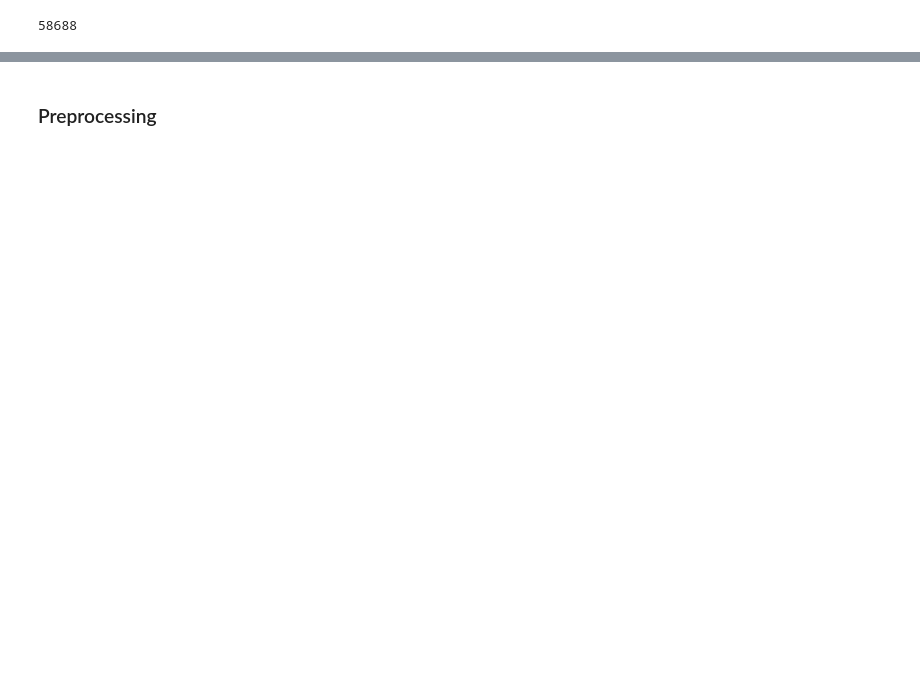
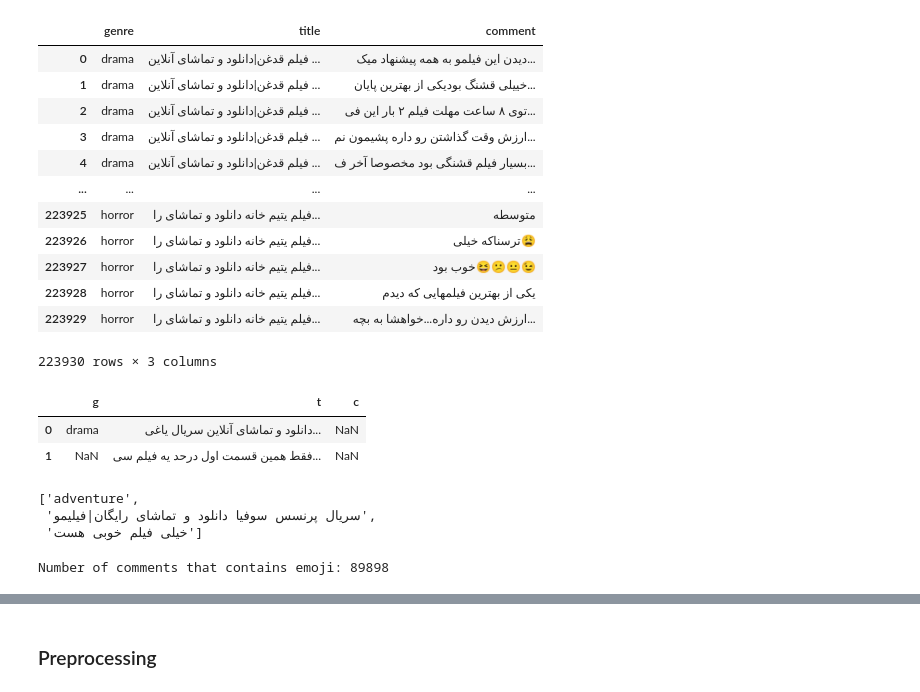
Before and after one commit to MMovasaghi/nlp, a Jupyter notebook: hw1/code/Untitled.ipynb, the cells around one changed output, grey strips where cells are left out. Drawn from its saved outputs; the diff is of its cells as text; code cells hidden in the pictures; blank space fills up the shorter version.

Commit message:
add comment

```diff
--- a/hw1/code/Untitled.ipynb
+++ b/hw1/code/Untitled.ipynb
@@ -38,0 +32,31 @@ from tqdm import tqdm
+# %%
+f = open(f"./../result/comments_1.txt", "r")
+text = f.readlines()
+f.close()
+
+# remove duplicate rows if exists
+text = list(dict.fromkeys(text))
+
+# replace \t\t to \t in all rows if exists
+f = open("./../result/comments_edited.txt", "w")
+for i in range(len(text)):
+    text[i] = text[i].replace('\t\t','\t')
+    f.write(text[i])
+f.close()
+
+
+comments_df
+# %% [output]
+|  | genre | title | comment |
+| 0 | drama | فیلم قدغن|دانلود و تماشای آنلاین ... | دیدن این فیلمو به همه پیشنهاد میک... |
+| 1 | drama | فیلم قدغن|دانلود و تماشای آنلاین ... | خییلی قشنگ بودیکی از بهترین پایان... |
+| 2 | drama | فیلم قدغن|دانلود و تماشای آنلاین ... | توی ۸ ساعت مهلت فیلم ۲ بار این فی... |
+| 3 | drama | فیلم قدغن|دانلود و تماشای آنلاین ... | ارزش وقت گذاشتن رو داره پشیمون نم... |
+| 4 | drama | فیلم قدغن|دانلود و تماشای آنلاین ... | بسیار فیلم قشنگی بود مخصوصا آخر ف... |
+| ... | ... | ... | ... |
+| 223925 | horror | فیلم یتیم خانه دانلود و تماشای را... | متوسطه |
+| 223926 | horror | فیلم یتیم خانه دانلود و تماشای را... | ترسناکه خیلی😩 |
+| 223927 | horror | فیلم یتیم خانه دانلود و تماشای را... | خوب بود😆😕😐😉 |
+| 223928 | horror | فیلم یتیم خانه دانلود و تماشای را... | یکی از بهترین فیلمهایی که دیدم |
+| 223929 | horror | فیلم یتیم خانه دانلود و تماشای را... | ارزش دیدن رو داره...خواهشا به بچه... |
+223930 rows × 3 columns
@@ -38,0 +65,6 @@ from tqdm import tqdm
+# %%
+sam
+# %% [output]
+|  | g | t | c |
+| 0 | drama | دانلود و تماشای آنلاین سریال یاغی... | NaN |
+| 1 | NaN | فقط همین قسمت اول درحد یه فیلم سی... | NaN |
@@ -39,10 +77,18 @@ from tqdm import tqdm
+# %%
+data = data.split('\n')
+data = [i.split('\t') for i in data]
+data[1]
+# %% [output]
+['adventure',
+ 'سریال پرنسس سوفیا دانلود و تماشای رایگان|فیلیمو',
+ 'خیلی فیلم خوبی هست']
 # %%
 f = open("./../result/comments_with_emoji.txt", "r")
 comments_with_emoji = f.readlines()
 f.close()
-len(comments_with_emoji)
+print(f"Number of comments that contains emoji: {len(comments_with_emoji)}")
 # %% [output]
-58688
+Number of comments that contains emoji: 89898
 # %%
 def get_gt_value(my_dict, value):
     '''
```
Also changed, not shown: parts of 26 cells of this notebook, 4 other files.
